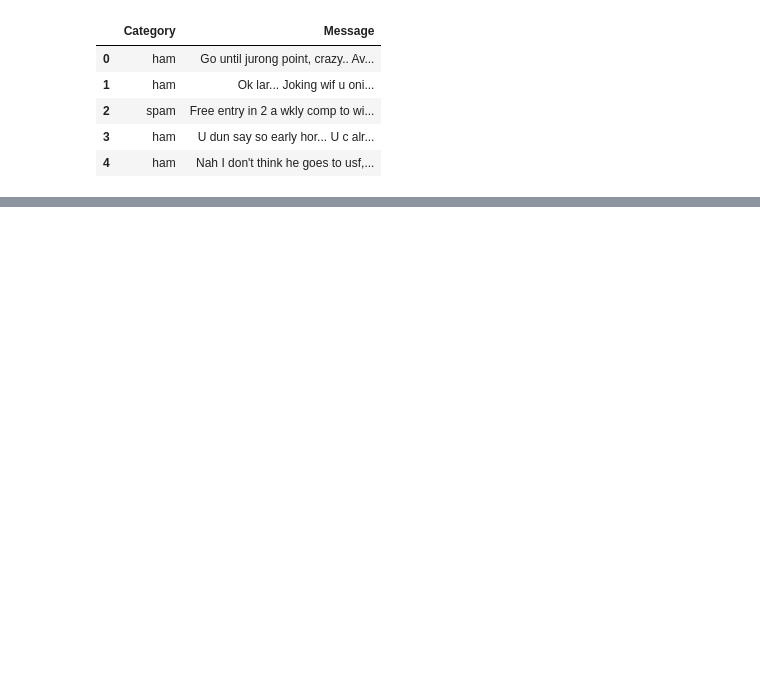
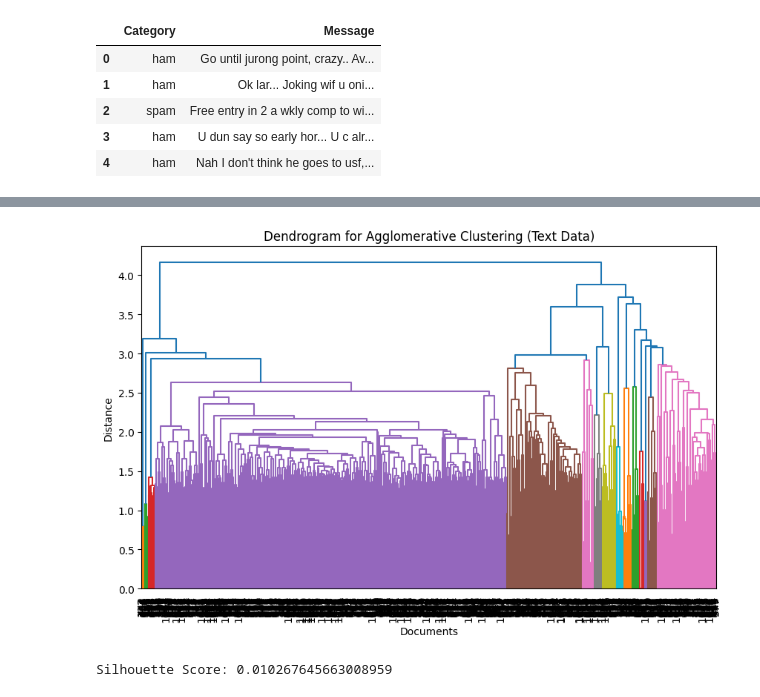
Before and after one commit to madhmanoj/ml-lab-assignment, a Jupyter notebook: lab9-10.ipynb, the cells around one changed output, grey strips where cells are left out. Saved outputs shown, nothing was run; the diff lists cells and outputs as text; code cells hidden in the pictures; blank space fills up the shorter version.

```diff
--- a/lab9-10.ipynb
+++ b/lab9-10.ipynb
@@ -67,0 +93,32 @@ print(kmeans(5, True))
+# %%
+# A3
+# Use agglomerative clustering and plot dendogram to visualize the clusters
+# Dendogram
+from scipy.cluster.hierarchy import dendrogram, linkage
+
+# Calculate pairwise distances for hierarchical clustering
+distances = np.array(X_train)
+linkage_matrix = linkage(distances, method='ward')  # You can try different linkage methods
+
+# Plot the dendrogram
+plt.figure(figsize=(10, 6))
+dendrogram(linkage_matrix,  orientation='top', leaf_font_size=10)
+plt.title('Dendrogram for Agglomerative Clustering (Text Data)')
+plt.xlabel('Documents')
+plt.ylabel('Distance')
+plt.show()
+# %% [output]
+[figure, added]
+# %%
+# Agglo,erative clustering
+from sklearn.cluster import AgglomerativeClustering
+
+# Perform agglomerative clustering
+num_clusters = 3  # You can choose the number of clusters
+agg_cluster = AgglomerativeClustering(n_clusters=num_clusters, metric='euclidean', linkage='ward')
+cluster_labels = agg_cluster.fit_predict(X_test)
+
+silhouette_avg = silhouette_score(X_test, cluster_labels)
+print(f"Silhouette Score: {silhouette_avg}")
+# %% [output]
+Silhouette Score: 0.010267645663008959
```
Also changed, not shown: parts of 4 cells of this notebook.
